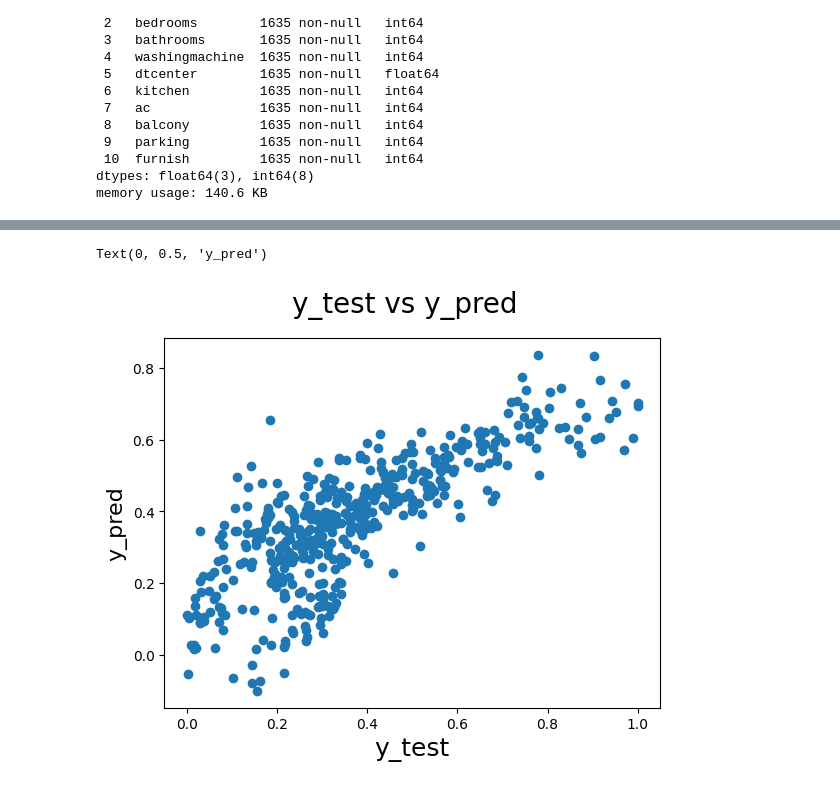
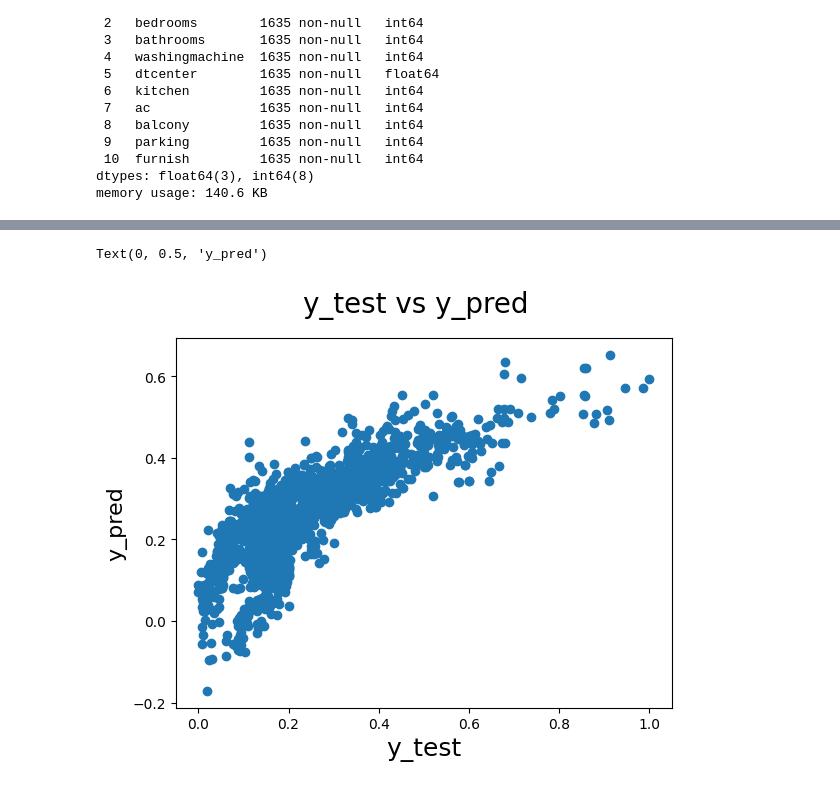
Before and after one commit to KMSBismarck1402/IT, a Jupyter notebook: python/Rental_pricing_prediction/housing.ipynb, the cells around one changed output, grey strips where cells are left out. Saved outputs shown, nothing was run; the diff lists cells and outputs as text; code cells hidden in the pictures.

```diff
--- a/python/Rental_pricing_prediction/housing.ipynb
+++ b/python/Rental_pricing_prediction/housing.ipynb
@@ -75,6 +76,7 @@ housing = housing[(housing.price >= Q1 - 1.5*IQR) & (housing.price <= Q3 + 1.5*I
 # We specify this so that the train and test data set always have the same rows, respectively
 np.random.seed(0)
 df_train, df_test = train_test_split(housing, train_size = 0.7, test_size = 0.3, random_state = 100)
+df_train2, df_test2 = train_test_split(housing, train_size = 0.1, test_size = 0.9, random_state = 100)
 # %%
 from sklearn.preprocessing import MinMaxScaler
 scaler = MinMaxScaler()
@@ -190,9 +192,12 @@ import seaborn as sns
 num_vars = ['price', 'area', 'bedrooms', 'bathrooms', 'washingmachine', 'dtcenter', 'kitchen', 'ac', 'furnish', 'balcony', 'parking', 'furnish']
 # %%
 df_test[num_vars] = scaler.fit_transform(df_test[num_vars])
+df_test2[num_vars] = scaler.fit_transform(df_test2[num_vars])
 # %%
 y_test = df_test.pop('price')
 X_test = df_test
+y_test2 = df_test2.pop('price')
+X_test2 = df_test2
 # %%
 # Adding constant variable to test dataframe
 #X_test = sm.add_constant(X_test)
@@ -230,6 +221,7 @@ y_pred_2 = model_2.predict(xtt)
 # %%
 # Making predictions
 y_pred = lm.predict(X_test)
+y_pred2 = lm.predict(X_test2)
 # %%
 from sklearn.metrics import r2_score
 r2_score(y_test, y_pred)
@@ -242,10 +271,10 @@ r2_score(y_test,y_pred_2)
 # %%
 # Plotting y_test and y_pred to understand the spread.
 fig = plt.figure()
-plt.scatter(y_test,y_pred)
+plt.scatter(y_test2,y_pred2)
 fig.suptitle('y_test vs y_pred', fontsize=20)              # Plot heading
 plt.xlabel('y_test', fontsize=18)                          # X-label
 plt.ylabel('y_pred', fontsize=16)                          # Y-label
 # %% [output]
 Text(0, 0.5, 'y_pred')
-[figure, old version]
+[figure, new version]
```
Also changed, not shown: parts of 17 cells of this notebook, 2 other files.
